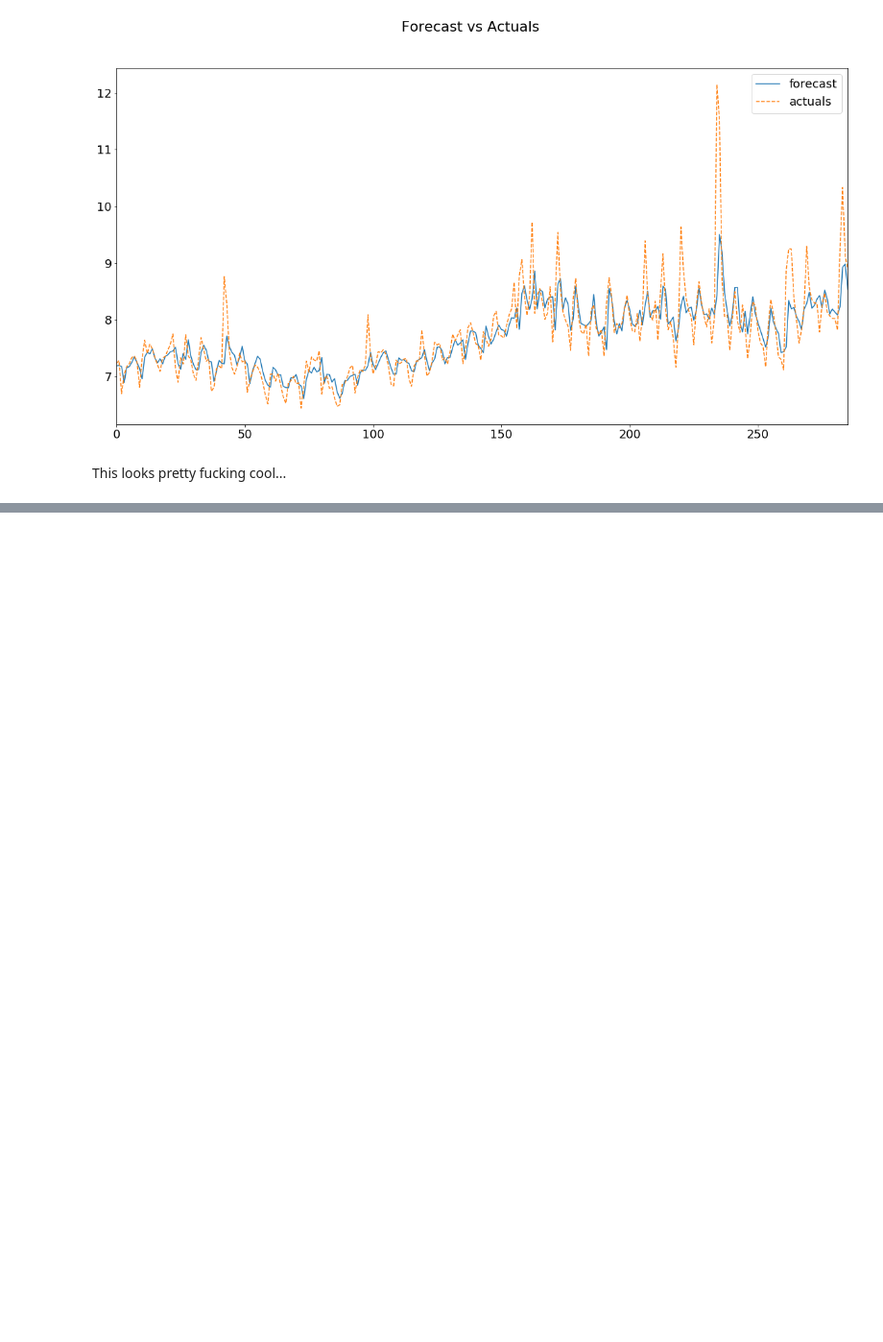
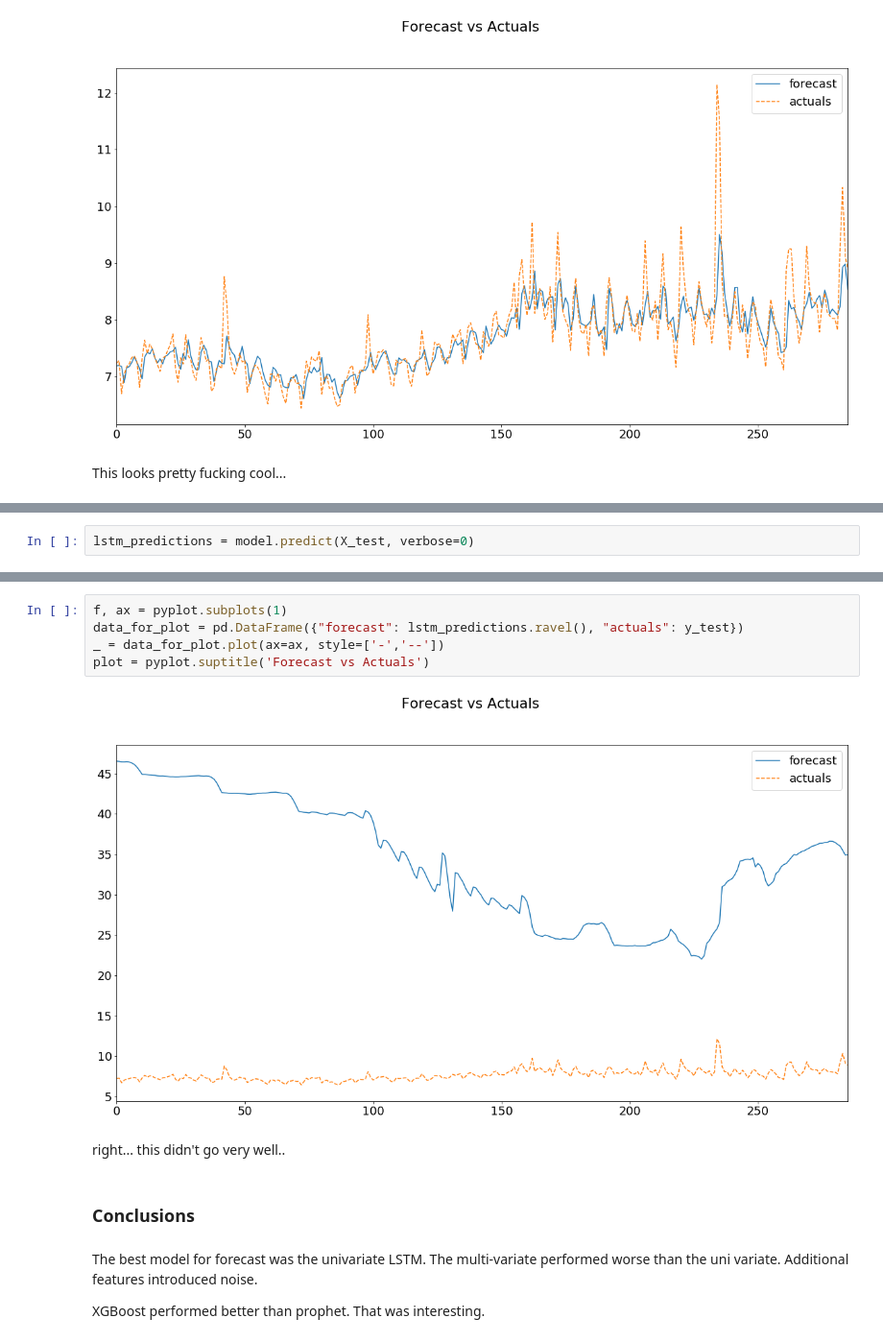
Before and after one commit to DarioBernardo/notebooks, a Jupyter notebook: can_xgboost_predict_time_series.ipynb, the cells around one changed output, grey strips where cells are left out. Shown at 96% size. Cells and saved outputs as stored; diff of their text form; blank space fills up the shorter version.

```diff
--- a/can_xgboost_predict_time_series.ipynb
+++ b/can_xgboost_predict_time_series.ipynb
@@ -474,0 +611,2 @@ This looks pretty fucking cool...
+# %%
+lstm_predictions = model.predict(X_test, verbose=0)
@@ -474,0 +626,15 @@ This looks pretty fucking cool...
+# %%
+f, ax = pyplot.subplots(1)
+data_for_plot = pd.DataFrame({"forecast": lstm_predictions.ravel(), "actuals": y_test})
+_ = data_for_plot.plot(ax=ax, style=['-','--'])
+plot = pyplot.suptitle('Forecast vs Actuals')
+# %% [output]
+[figure, added]
+# %% [markdown]
+right... this didn't go very well..
+# %% [markdown]
+### Conclusions
+# %% [markdown]
+The best model for forecast was the univariate LSTM. The multi-variate performed worse than the uni variate. Additional features introduced noise.
+
+XGBoost performed better than prophet. That was interesting.
```
Also changed, not shown: parts of 28 cells of this notebook.
